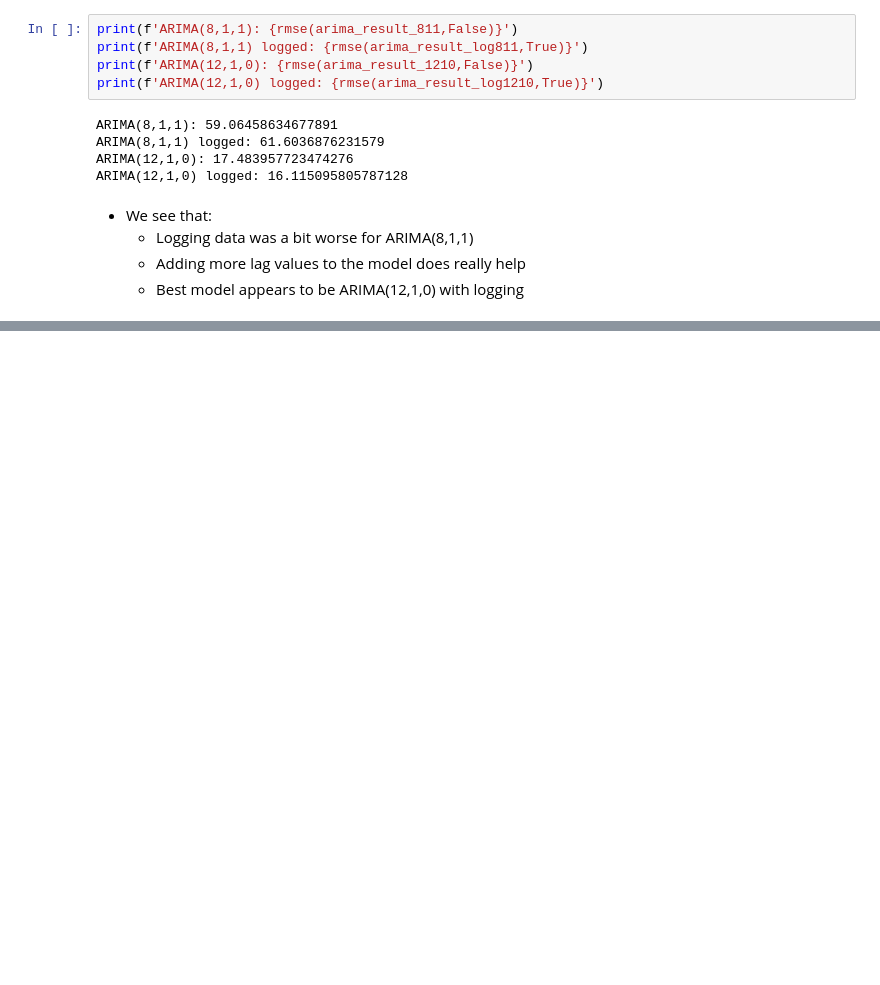
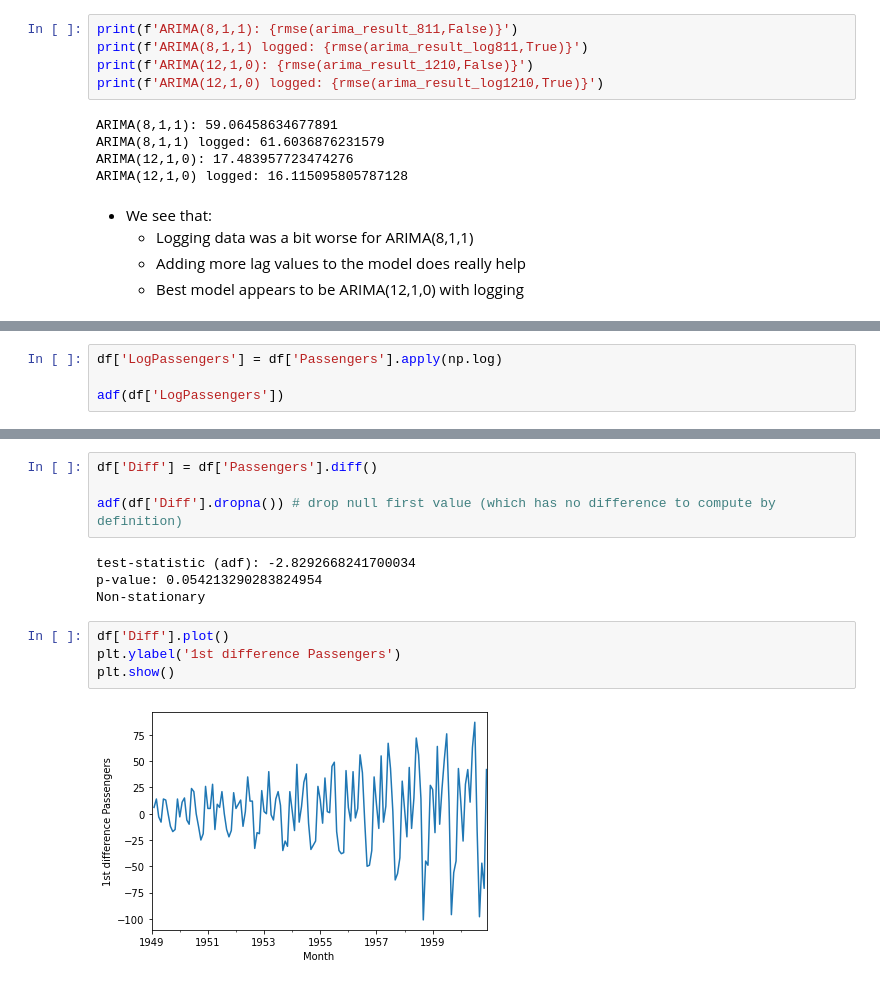
Before and after one commit to les67/TimeSeriesAnalysis_Udemy, a Jupyter notebook: 5_arima.ipynb, the cells around one changed output, grey strips where cells are left out. Drawn from its saved outputs; the diff is of its cells as text; blank space fills up the shorter version.

```diff
--- a/5_arima.ipynb
+++ b/5_arima.ipynb
@@ -333,0 +409,4 @@ ARIMA(12,1,0) logged: 16.115095805787128
+# %%
+df['LogPassengers'] = df['Passengers'].apply(np.log)
+
+adf(df['LogPassengers'])
@@ -333,0 +421,14 @@ ARIMA(12,1,0) logged: 16.115095805787128
+# %%
+df['Diff'] = df['Passengers'].diff()
+
+adf(df['Diff'].dropna()) # drop null first value (which has no difference to compute by definition)
+# %% [output]
+test-statistic (adf): -2.8292668241700034
+p-value: 0.054213290283824954
+Non-stationary
+# %%
+df['Diff'].plot()
+plt.ylabel('1st difference Passengers')
+plt.show()
+# %% [output]
+[figure, added]
```
Also changed, not shown: parts of 28 cells of this notebook.
